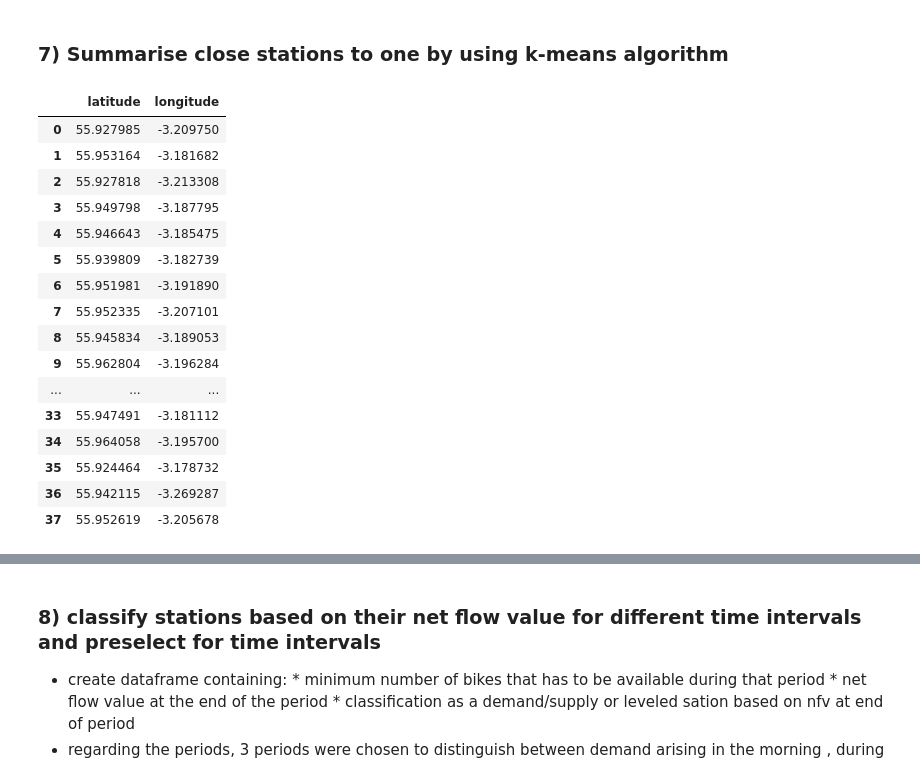
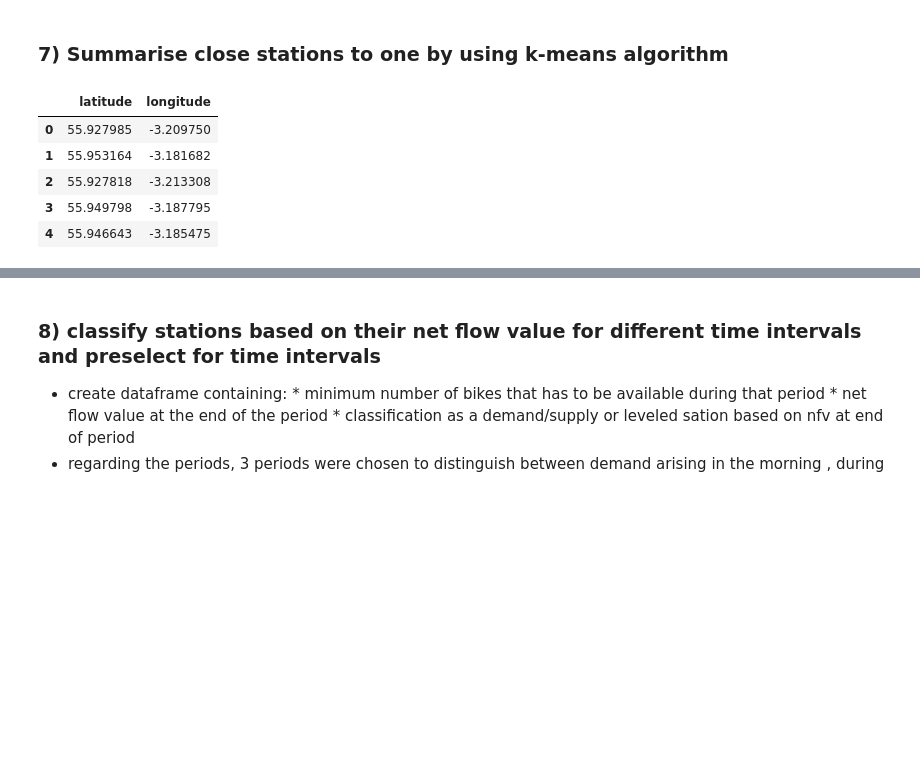
Before and after one commit to NikolasHe/MMCS_Project, a Jupyter notebook: notebook.ipynb, the cells around one changed output, grey strips where cells are left out. Saved outputs shown, nothing was run; the diff lists cells and outputs as text; code cells hidden in the pictures; blank space fills up the shorter version.

```diff
--- a/notebook.ipynb
+++ b/notebook.ipynb
@@ -404,30 +404,19 @@ for station in close_stations.station_1.unique():
 # %%
 
 from sklearn.cluster import KMeans
 import numpy as np
 
 #Load Data
-data = (df_close[['latitude','longitude']])
+data_ = (df_close[['latitude','longitude']])
 # 40 stations shall be somehow summarised/grouped together
-data
+data_.head()
 # %% [output]
 |  | latitude | longitude |
 | 0 | 55.927985 | -3.209750 |
 | 1 | 55.953164 | -3.181682 |
 | 2 | 55.927818 | -3.213308 |
 | 3 | 55.949798 | -3.187795 |
 | 4 | 55.946643 | -3.185475 |
-| 5 | 55.939809 | -3.182739 |
-| 6 | 55.951981 | -3.191890 |
-| 7 | 55.952335 | -3.207101 |
-| 8 | 55.945834 | -3.189053 |
-| 9 | 55.962804 | -3.196284 |
-| ... | ... | ... |
-| 33 | 55.947491 | -3.181112 |
-| 34 | 55.964058 | -3.195700 |
-| 35 | 55.924464 | -3.178732 |
-| 36 | 55.942115 | -3.269287 |
-| 37 | 55.952619 | -3.205678 |
 # %%
 # calculate ellbow criterium to determine number of clusters
 
```
Also changed, not shown: parts of 9 cells of this notebook, 1 other file.
